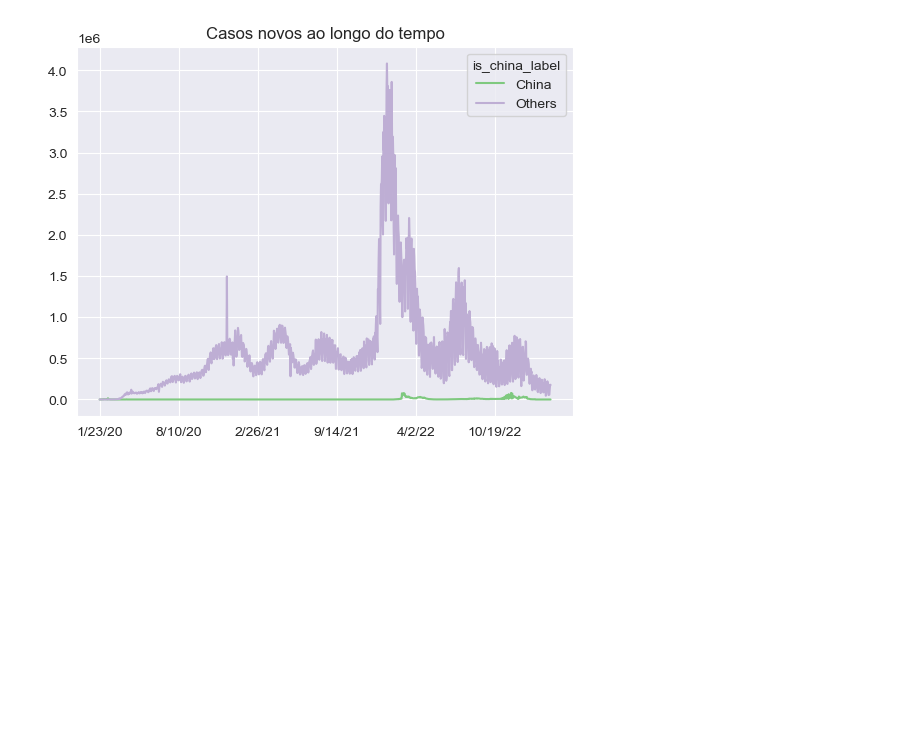
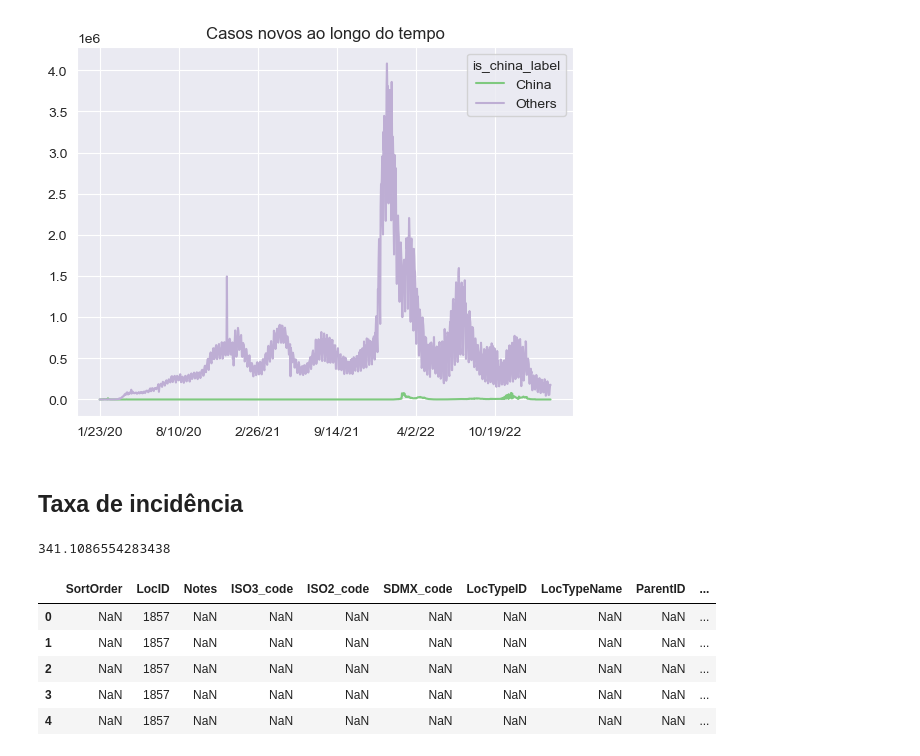
Before and after one commit to ledsouza/Covid19, a Jupyter notebook: eda_covid19.ipynb, the cells around one changed output. Cells and saved outputs as stored; diff of their text form; code cells hidden in the pictures; blank space fills up the shorter version.

```diff
--- a/eda_covid19.ipynb
+++ b/eda_covid19.ipynb
@@ -338,3 +338,25 @@ plt.title('Casos novos ao longo do tempo')
 plt.show()
 # %% [output]
 [figure]
+# %% [markdown]
+## Taxa de incidência
+# %%
+cases = confirmed.groupby('is_china_label').sum()[last_date].loc['China']
+estimated_population = 1437525528
+incidence_ratio = cases / estimated_population * 100000 # por 100,000 habitantes
+incidence_ratio
+# %% [output]
+341.1086554283438
+# %%
+# fonte: https://population.un.org/wpp/Download/Standard/CSV/
+# acessado em 04/10/2023
+population = pd.read_csv('WPP2022_TotalPopulationBySex.csv')
+population['PopTotal'] = population['PopTotal'] * 1000
+population.head()
+# %% [output]
+|  | SortOrder | LocID | Notes | ISO3_code | ISO2_code | SDMX_code | LocTypeID | LocTypeName | ParentID | ... |
+| 0 | NaN | 1857 | NaN | NaN | NaN | NaN | NaN | NaN | NaN | ... |
+| 1 | NaN | 1857 | NaN | NaN | NaN | NaN | NaN | NaN | NaN | ... |
+| 2 | NaN | 1857 | NaN | NaN | NaN | NaN | NaN | NaN | NaN | ... |
+| 3 | NaN | 1857 | NaN | NaN | NaN | NaN | NaN | NaN | NaN | ... |
+| 4 | NaN | 1857 | NaN | NaN | NaN | NaN | NaN | NaN | NaN | ... |
```
Also changed, not shown: parts of 6 cells of this notebook, 1 other file.
